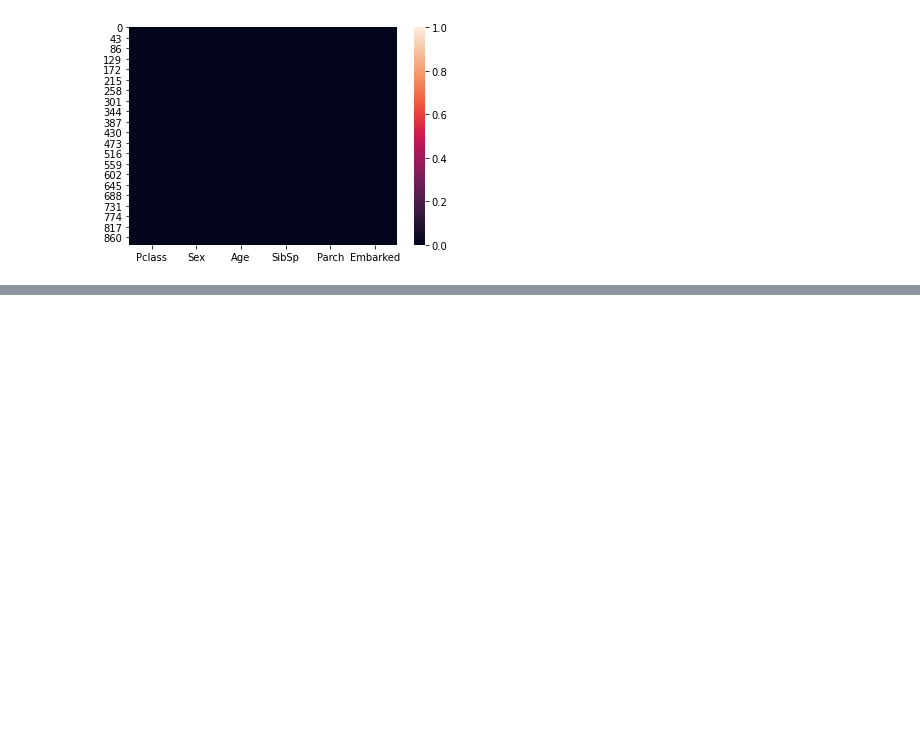
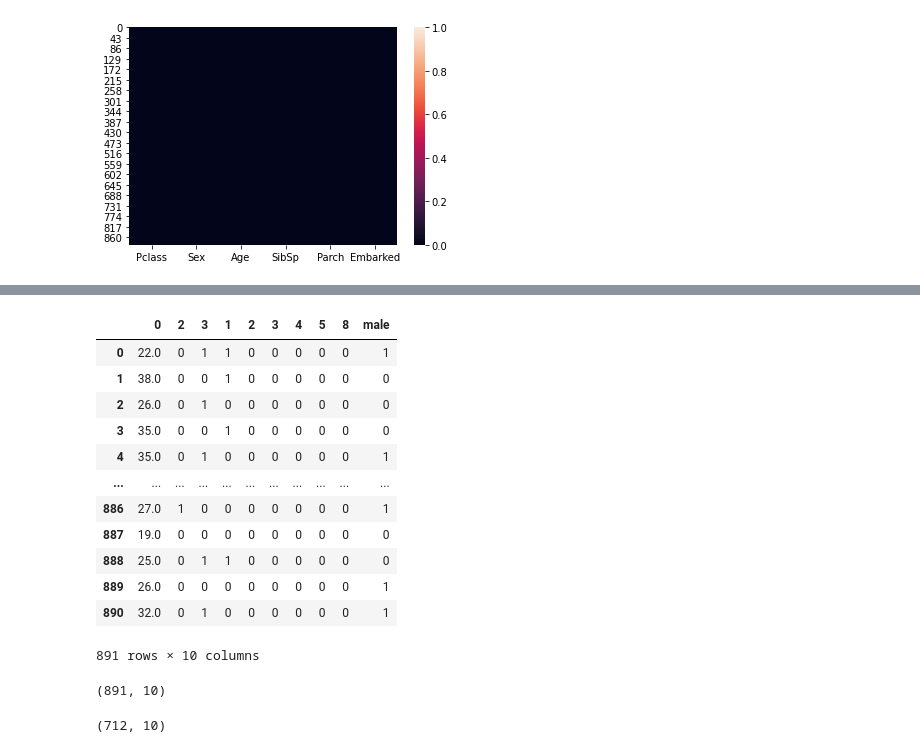
Before and after one commit to HarshAgrawal25/python, a Jupyter notebook: 30-12-2020.ipynb, the cells around one changed output, grey strips where cells are left out. Cells and saved outputs as stored; diff of their text form; code cells hidden in the pictures; blank space fills up the shorter version.

```diff
--- a/30-12-2020.ipynb
+++ b/30-12-2020.ipynb
@@ -316,0 +365,22 @@ sns.heatmap(X.isnull())
+# %%
+X = dataset_final.iloc[: , 0:-1]
+# %%
+X
+# %% [output]
+|  | 0 | 2 | 3 | 1 | 2 | 3 | 4 | 5 | 8 | male |
+| 0 | 22.0 | 0 | 1 | 1 | 0 | 0 | 0 | 0 | 0 | 1 |
+| 1 | 38.0 | 0 | 0 | 1 | 0 | 0 | 0 | 0 | 0 | 0 |
+| 2 | 26.0 | 0 | 1 | 0 | 0 | 0 | 0 | 0 | 0 | 0 |
+| 3 | 35.0 | 0 | 0 | 1 | 0 | 0 | 0 | 0 | 0 | 0 |
+| 4 | 35.0 | 0 | 1 | 0 | 0 | 0 | 0 | 0 | 0 | 1 |
+| ... | ... | ... | ... | ... | ... | ... | ... | ... | ... | ... |
+| 886 | 27.0 | 1 | 0 | 0 | 0 | 0 | 0 | 0 | 0 | 1 |
+| 887 | 19.0 | 0 | 0 | 0 | 0 | 0 | 0 | 0 | 0 | 0 |
+| 888 | 25.0 | 0 | 1 | 1 | 0 | 0 | 0 | 0 | 0 | 0 |
+| 889 | 26.0 | 0 | 0 | 0 | 0 | 0 | 0 | 0 | 0 | 1 |
+| 890 | 32.0 | 0 | 1 | 0 | 0 | 0 | 0 | 0 | 0 | 1 |
+891 rows × 10 columns
+# %%
+X.shape
+# %% [output]
+(891, 10)
@@ -316,0 +391,4 @@ sns.heatmap(X.isnull())
+# %%
+X_train.shape
+# %% [output]
+(712, 10)
```
Also changed, not shown: parts of 21 cells of this notebook.
